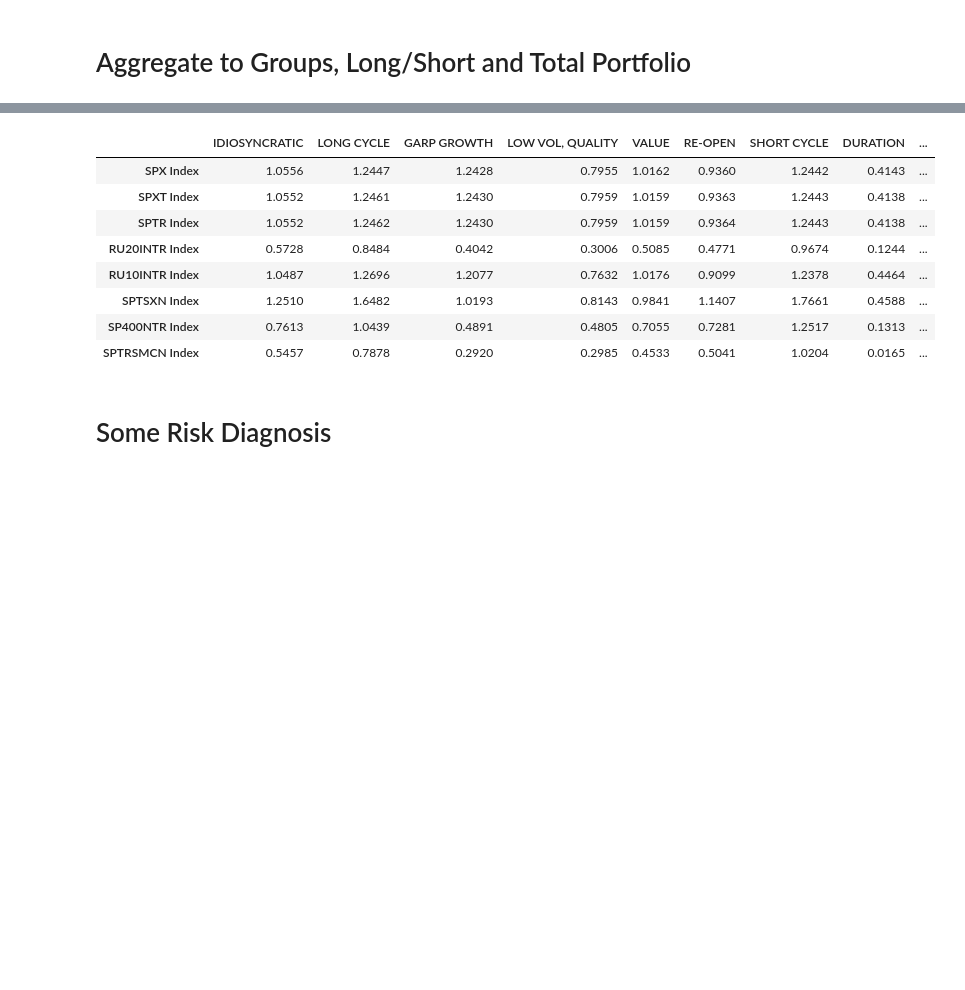
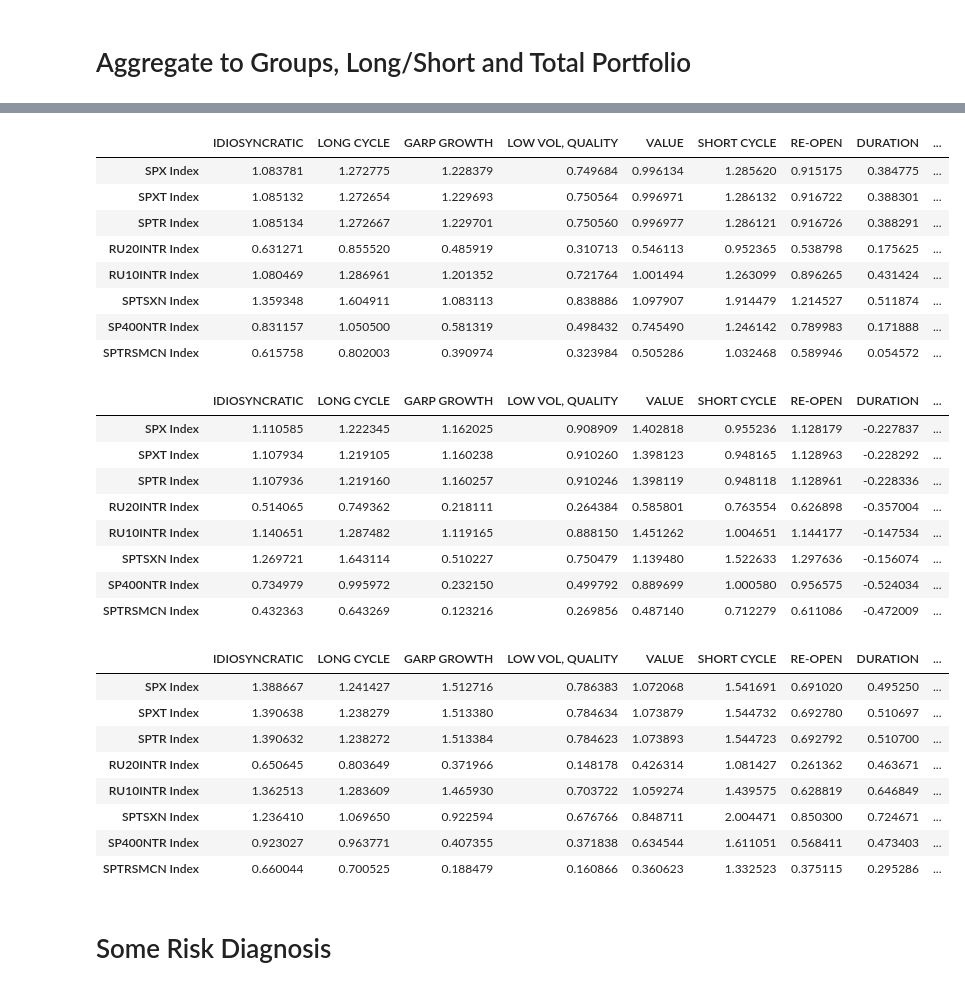
Before and after one commit to joshknechtel-gs/GSS, a Jupyter notebook: GSS_Analysis.ipynb, the cells around one changed output, grey strips where cells are left out. Cells and saved outputs as stored; diff of their text form; code cells hidden in the pictures; blank space fills up the shorter version.

```diff
--- a/GSS_Analysis.ipynb
+++ b/GSS_Analysis.ipynb
@@ -51,7 +51,7 @@ def cusip2bb(cusips):
 # %% [markdown]
 # Strategy Level 1
 # %%
-fileSL = 'Strategy Level 1 View 12-14-21.xlsx'
+fileSL = 'Strategy Level 1 View 02-01-22.xlsx'
 unclean = pd.read_excel(dirpath+fileSL,skiprows=3).dropna(subset=['Market Value %'])
 unclean
 
@@ -484,28 +491,51 @@ allrets
 # %%
 from scipy import stats
 strats = list(strategies) + ['GSS','Longs','Shorts']
 betas = pd.DataFrame(np.nan,index=betarets.columns,columns=strats)
+upbetas = pd.DataFrame(np.nan,index=betarets.columns,columns=strats)
+dnbetas = pd.DataFrame(np.nan,index=betarets.columns,columns=strats)
 for col in betarets.columns:
     for strat in strats:
         betas.loc[col,strat] = stats.linregress(allrets[col].values,
                     allrets[strat].values)[0]
-        upbetas.loc[col,strat] = stats.linregress(allrets[col].values,
-                    allrets[strat].values)[0]
-
-        dnbetas.loc[col,strat] = stats.linregress(allrets[col].values,
-                    allrets[strat].values)[0]
+        mask = allrets['SPX Index']>=0
+        upbetas.loc[col,strat] = stats.linregress(allrets.loc[mask,col].values,
+                    allrets.loc[mask,strat].values)[0]
+        mask = allrets['SPX Index']<0
+        dnbetas.loc[col,strat] = stats.linregress(allrets.loc[mask,col].values,
+                    allrets.loc[mask,strat].values)[0]
 
 betas
+upbetas
+dnbetas
 # %% [output]
-|  | IDIOSYNCRATIC | LONG CYCLE | GARP GROWTH | LOW VOL, QUALITY | VALUE | RE-OPEN | SHORT CYCLE | DURATION | ... |
-| SPX Index | 1.0556 | 1.2447 | 1.2428 | 0.7955 | 1.0162 | 0.9360 | 1.2442 | 0.4143 | ... |
-| SPXT Index | 1.0552 | 1.2461 | 1.2430 | 0.7959 | 1.0159 | 0.9363 | 1.2443 | 0.4138 | ... |
-| SPTR Index | 1.0552 | 1.2462 | 1.2430 | 0.7959 | 1.0159 | 0.9364 | 1.2443 | 0.4138 | ... |
-| RU20INTR Index | 0.5728 | 0.8484 | 0.4042 | 0.3006 | 0.5085 | 0.4771 | 0.9674 | 0.1244 | ... |
-| RU10INTR Index | 1.0487 | 1.2696 | 1.2077 | 0.7632 | 1.0176 | 0.9099 | 1.2378 | 0.4464 | ... |
-| SPTSXN Index | 1.2510 | 1.6482 | 1.0193 | 0.8143 | 0.9841 | 1.1407 | 1.7661 | 0.4588 | ... |
-| SP400NTR Index | 0.7613 | 1.0439 | 0.4891 | 0.4805 | 0.7055 | 0.7281 | 1.2517 | 0.1313 | ... |
-| SPTRSMCN Index | 0.5457 | 0.7878 | 0.2920 | 0.2985 | 0.4533 | 0.5041 | 1.0204 | 0.0165 | ... |
+|  | IDIOSYNCRATIC | LONG CYCLE | GARP GROWTH | LOW VOL, QUALITY | VALUE | SHORT CYCLE | RE-OPEN | DURATION | ... |
+| SPX Index | 1.083781 | 1.272775 | 1.228379 | 0.749684 | 0.996134 | 1.285620 | 0.915175 | 0.384775 | ... |
+| SPXT Index | 1.085132 | 1.272654 | 1.229693 | 0.750564 | 0.996971 | 1.286132 | 0.916722 | 0.388301 | ... |
+| SPTR Index | 1.085134 | 1.272667 | 1.229701 | 0.750560 | 0.996977 | 1.286121 | 0.916726 | 0.388291 | ... |
+| RU20INTR Index | 0.631271 | 0.855520 | 0.485919 | 0.310713 | 0.546113 | 0.952365 | 0.538798 | 0.175625 | ... |
+| RU10INTR Index | 1.080469 | 1.286961 | 1.201352 | 0.721764 | 1.001494 | 1.263099 | 0.896265 | 0.431424 | ... |
+| SPTSXN Index | 1.359348 | 1.604911 | 1.083113 | 0.838886 | 1.097907 | 1.914479 | 1.214527 | 0.511874 | ... |
+| SP400NTR Index | 0.831157 | 1.050500 | 0.581319 | 0.498432 | 0.745490 | 1.246142 | 0.789983 | 0.171888 | ... |
+| SPTRSMCN Index | 0.615758 | 0.802003 | 0.390974 | 0.323984 | 0.505286 | 1.032468 | 0.589946 | 0.054572 | ... |
+|  | IDIOSYNCRATIC | LONG CYCLE | GARP GROWTH | LOW VOL, QUALITY | VALUE | SHORT CYCLE | RE-OPEN | DURATION | ... |
+| SPX Index | 1.110585 | 1.222345 | 1.162025 | 0.908909 | 1.402818 | 0.955236 | 1.128179 | -0.227837 | ... |
+| SPXT Index | 1.107934 | 1.219105 | 1.160238 | 0.910260 | 1.398123 | 0.948165 | 1.128963 | -0.228292 | ... |
+| SPTR Index | 1.107936 | 1.219160 | 1.160257 | 0.910246 | 1.398119 | 0.948118 | 1.128961 | -0.228336 | ... |
+| RU20INTR Index | 0.514065 | 0.749362 | 0.218111 | 0.264384 | 0.585801 | 0.763554 | 0.626898 | -0.357004 | ... |
+| RU10INTR Index | 1.140651 | 1.287482 | 1.119165 | 0.888150 | 1.451262 | 1.004651 | 1.144177 | -0.147534 | ... |
+| SPTSXN Index | 1.269721 | 1.643114 | 0.510227 | 0.750479 | 1.139480 | 1.522633 | 1.297636 | -0.156074 | ... |
+| SP400NTR Index | 0.734979 | 0.995972 | 0.232150 | 0.499792 | 0.889699 | 1.000580 | 0.956575 | -0.524034 | ... |
+| SPTRSMCN Index | 0.432363 | 0.643269 | 0.123216 | 0.269856 | 0.487140 | 0.712279 | 0.611086 | -0.472009 | ... |
+|  | IDIOSYNCRATIC | LONG CYCLE | GARP GROWTH | LOW VOL, QUALITY | VALUE | SHORT CYCLE | RE-OPEN | DURATION | ... |
+| SPX Index | 1.388667 | 1.241427 | 1.512716 | 0.786383 | 1.072068 | 1.541691 | 0.691020 | 0.495250 | ... |
+| SPXT Index | 1.390638 | 1.238279 | 1.513380 | 0.784634 | 1.073879 | 1.544732 | 0.692780 | 0.510697 | ... |
+| SPTR Index | 1.390632 | 1.238272 | 1.513384 | 0.784623 | 1.073893 | 1.544723 | 0.692792 | 0.510700 | ... |
+| RU20INTR Index | 0.650645 | 0.803649 | 0.371966 | 0.148178 | 0.426314 | 1.081427 | 0.261362 | 0.463671 | ... |
+| RU10INTR Index | 1.362513 | 1.283609 | 1.465930 | 0.703722 | 1.059274 | 1.439575 | 0.628819 | 0.646849 | ... |
+| SPTSXN Index | 1.236410 | 1.069650 | 0.922594 | 0.676766 | 0.848711 | 2.004471 | 0.850300 | 0.724671 | ... |
+| SP400NTR Index | 0.923027 | 0.963771 | 0.407355 | 0.371838 | 0.634544 | 1.611051 | 0.568411 | 0.473403 | ... |
+| SPTRSMCN Index | 0.660044 | 0.700525 | 0.188479 | 0.160866 | 0.360623 | 1.332523 | 0.375115 | 0.295286 | ... |
 # %%
 with pd.ExcelWriter(dirpath+'SubStrategy02.xlsx') as writer:
     allrets[['GSS','Longs','Shorts']+list(betarets.columns)].corr().style.background_gradient(cmap='RdBu').format(precision=2).to_excel(writer, sheet_name='Aggregate Correlations')
```
Also changed, not shown: parts of 22 cells of this notebook, 5 other files.
